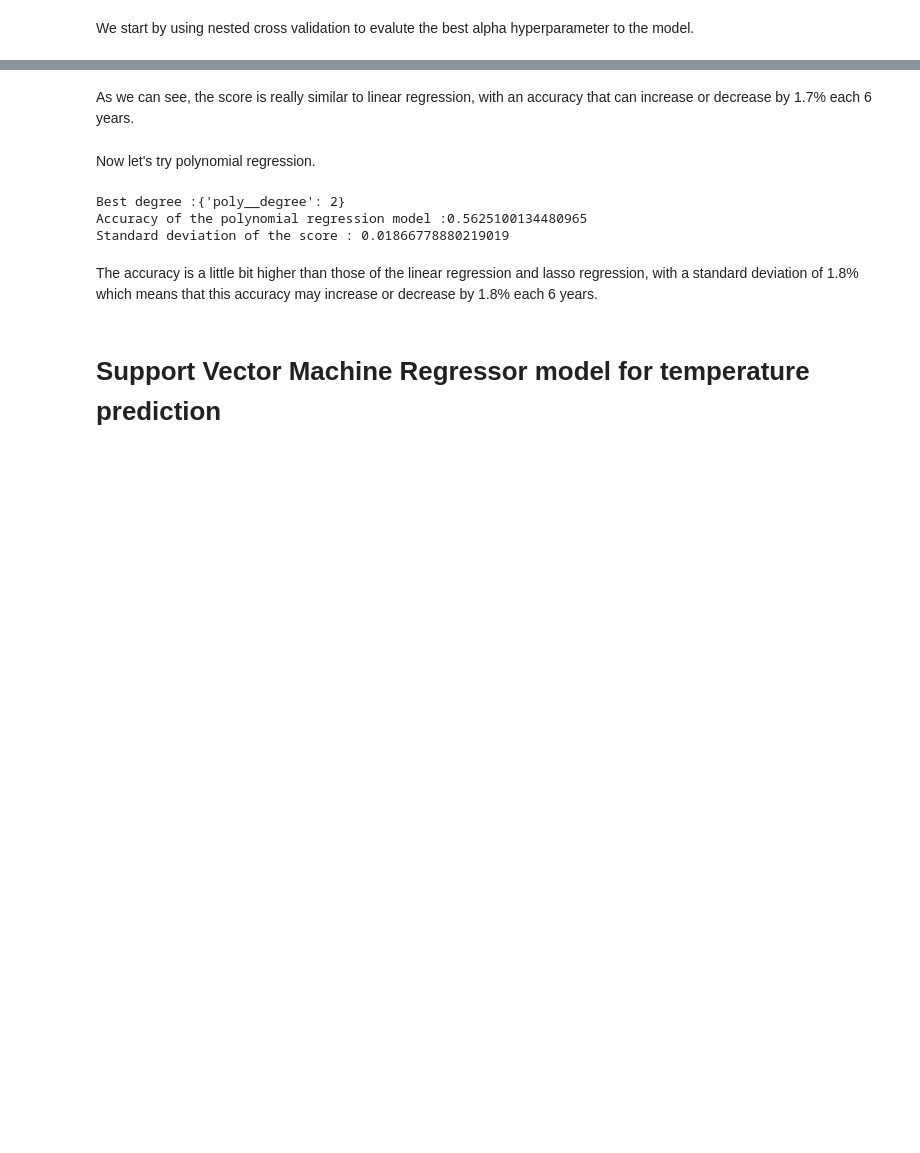
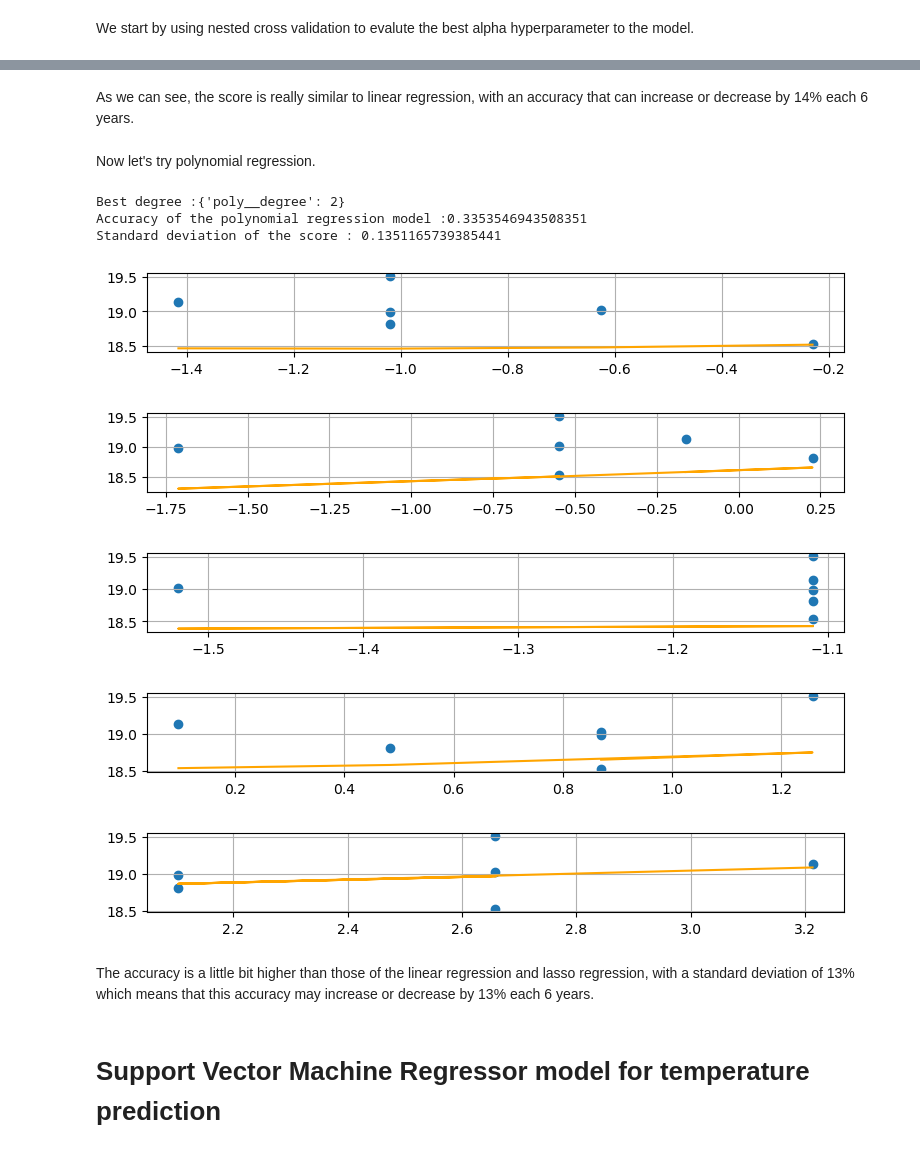
Before and after one commit to dinasdata/Carbon_emission-meteo, a Jupyter notebook: model_creation.ipynb, the cells around one changed output, grey strips where cells are left out. Saved outputs shown, nothing was run; the diff lists cells and outputs as text; code cells hidden in the pictures; blank space fills up the shorter version.

```diff
--- a/model_creation.ipynb
+++ b/model_creation.ipynb
@@ -145,39 +156,51 @@ Standard deviation of the score : 0.01737361831757184
 # %% [markdown]
-As we can see, the score is really similar to linear regression, with an accuracy that can increase or decrease by 1.7% each 6 years.
+As we can see, the score is really similar to linear regression, with an accuracy that can increase or decrease by 14% each 6 years.
 # %% [markdown]
 Now let's try polynomial regression.
 # %%
 # pipeline creation for transforming into polynomial features
 pipeline = Pipeline([("poly",PolynomialFeatures(include_bias=False)),
     ("linreg",LinearRegression())
 ])
 
 params = {"poly__degree":[2,3,4,5,6,7,8,9,10]}
 inner_cv = GridSearchCV(estimator = pipeline,param_grid = params,cv = 5)
 inner_cv.fit(emissions.reshape((30,1)),temperature)
 outer_cv = KFold(n_splits = 5)
 scores = []
 for i,(train,test) in enumerate(outer_cv.split(emissions.reshape((30,1)))):
-    x = scale(np.array(train).reshape((24,1)),np.array(test).reshape((6,1)))["train_scaled"]
-    x_test = scale(np.array(train).reshape((24,1)),np.array(test).reshape((6,1)))["test_scaled"]
+    x = scale(np.array(emissions[train[0:]]).reshape((24,1)),np.array(emissions[test[0:]]).reshape((6,1)))["train_scaled"]
+    x_test = scale(np.array(emissions[train[0:]]).reshape((24,1)),np.array(emissions[test[0:]]).reshape((6,1)))["test_scaled"]
     pipe = PolynomialFeatures(degree = inner_cv.best_params_["poly__degree"],include_bias = False)
     x_train_poly = pipe.fit_transform(np.array(x).reshape((24,1)))
+    x_test_poly = pipe.transform(np.array(x_test).reshape((6,1)))
     model = LinearRegression()
     model.fit(x_train_poly,temperature[:24])
     scores.append(model.score(x_train_poly,temperature[:24]))
+    predicted = model.predict(x_test_poly)
+    plt.figure(figsize = (9,6))
+    plt.subplot(5,1,i+1)
+    plt.grid()
+    plt.scatter(x_test.reshape((6,)) ,temperature[24:])
+    plt.plot(x_test.reshape((6,)),predicted,color = "orange")
 
 
 
 print(f"Best degree :{inner_cv.best_params_}")
 print(f"Accuracy of the polynomial regression model :{np.mean(scores)}")
 print(f"Standard deviation of the score : {np.std(scores)}")
 total_score.append(np.mean(scores))
 # %% [output]
 Best degree :{'poly__degree': 2}
-Accuracy of the polynomial regression model :0.5625100134480965
-Standard deviation of the score : 0.01866778880219019
+Accuracy of the polynomial regression model :0.3353546943508351
+Standard deviation of the score : 0.1351165739385441
+[figure, added]
+[figure, added]
+[figure, added]
+[figure, added]
+[figure, added]
 # %% [markdown]
-The accuracy is a little bit higher than those of the linear regression and lasso regression, with a standard deviation of 1.8% which means that this accuracy may increase or decrease by 1.8% each 6 years.
+The accuracy is a little bit higher than those of the linear regression and lasso regression, with a standard deviation of 13% which means that this accuracy may increase or decrease by 13% each 6 years.
 # %% [markdown]
 # Support Vector Machine Regressor model for temperature prediction
 # %%
```
Also changed, not shown: parts of 6 cells of this notebook, 3 other files.
